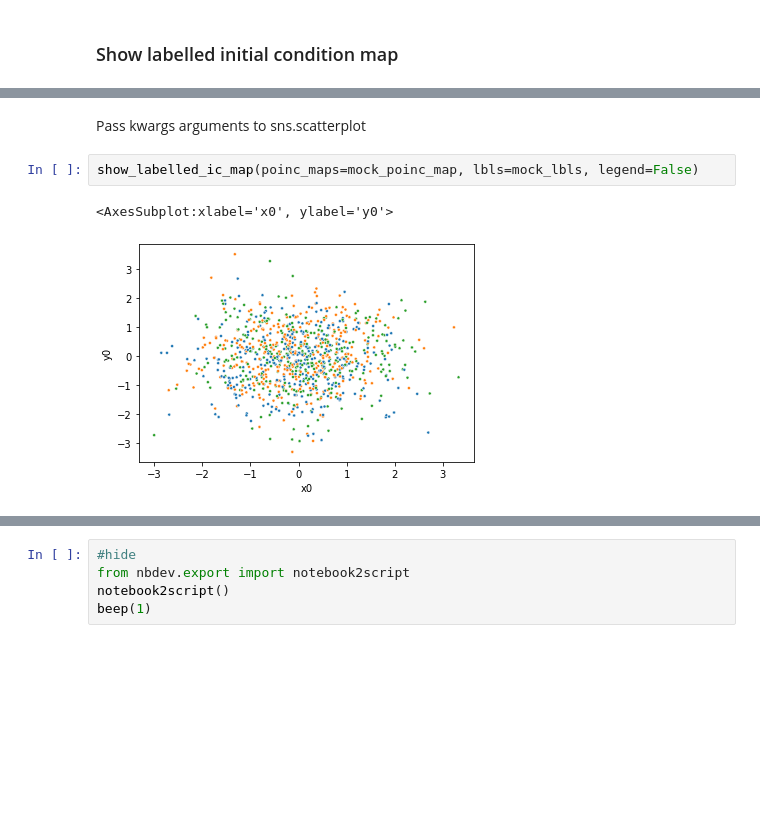
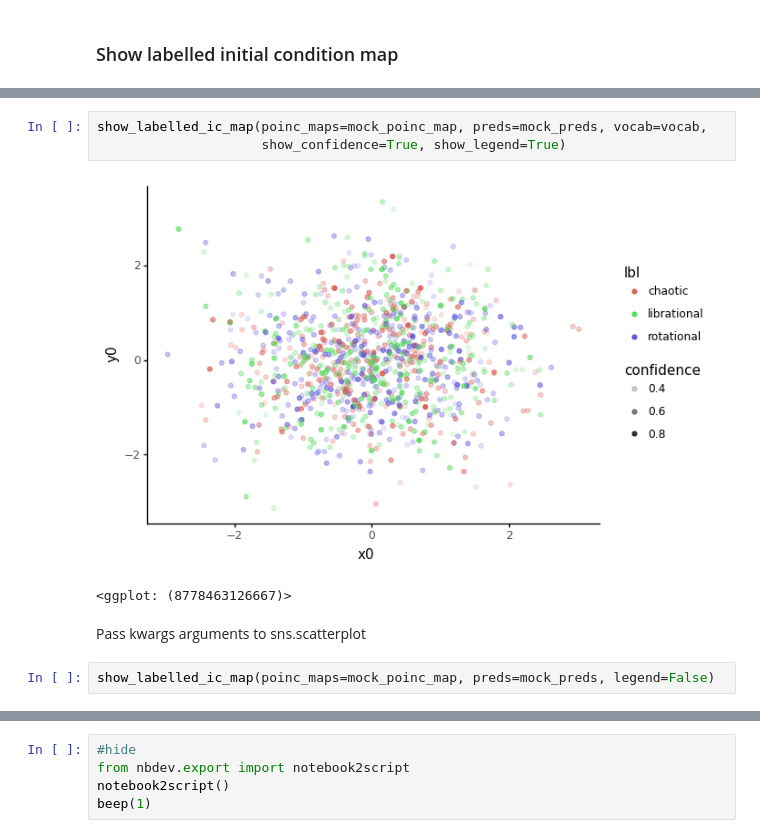
Before and after one commit to vrodriguezf/mlchaos, a Jupyter notebook: nbs/data.ipynb, the cells around one changed output, grey strips where cells are left out. Cells and saved outputs as stored; diff of their text form; blank space fills up the shorter version.

```diff
--- a/nbs/data.ipynb
+++ b/nbs/data.ipynb
@@ -280,7 +315,10 @@ show_labelled_ic_map(poinc_maps=mock_poinc_map, lbls=mock_lbls)
+# %%
+show_labelled_ic_map(poinc_maps=mock_poinc_map, preds=mock_preds, vocab=vocab,
+                     show_confidence=True, show_legend=True)
+# %% [output]
+[figure, added]
+<ggplot: (8778463126667)>
 # %% [markdown]
 Pass kwargs arguments to sns.scatterplot
 # %%
-show_labelled_ic_map(poinc_maps=mock_poinc_map, lbls=mock_lbls, legend=False)
+show_labelled_ic_map(poinc_maps=mock_poinc_map, preds=mock_preds, legend=False)
-# %% [output]
-<AxesSubplot:xlabel='x0', ylabel='y0'>
-[figure, removed]
```
Also changed, not shown: parts of 13 cells of this notebook.
